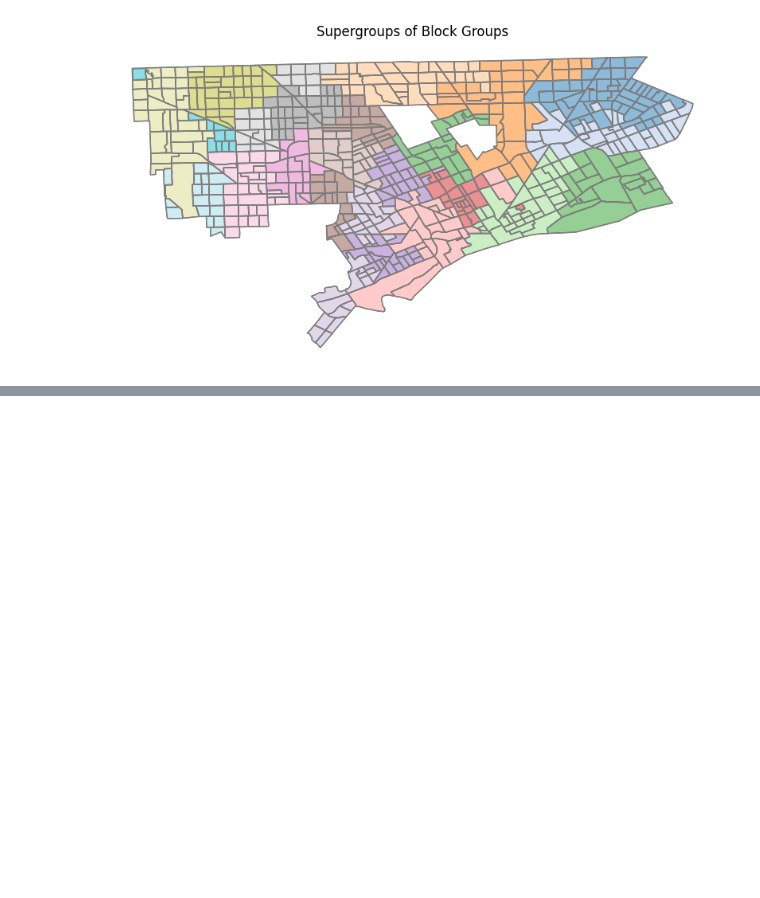
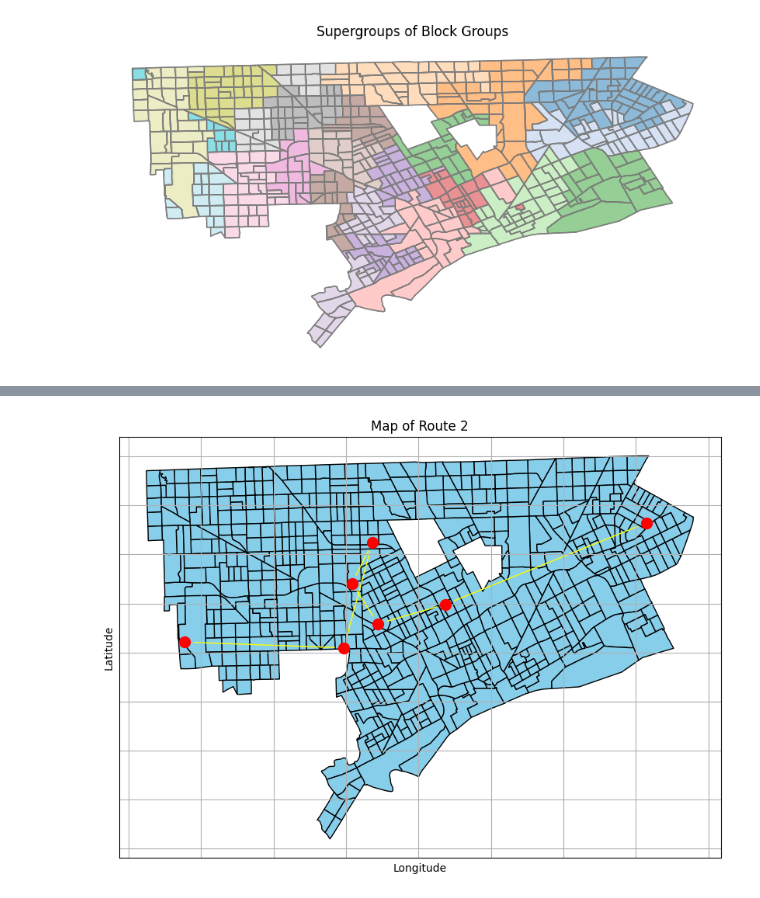
Before and after one commit to mgagea/CMSE202-Final-Project, a Jupyter notebook: Public_Transit_System.ipynb, the cells around one changed output, grey strips where cells are left out. Drawn from its saved outputs; the diff is of its cells as text; code cells hidden in the pictures; blank space fills up the shorter version.

```diff
--- a/Public_Transit_System.ipynb
+++ b/Public_Transit_System.ipynb
@@ -121,0 +541,5 @@ plt.show()
+# %%
+map_name2 = "Route 2"
+nodes_edges(detroit_shapefile, route_2, map_name2)
+# %% [output]
+[figure, added]
```
Also changed, not shown: parts of 17 cells of this notebook.
